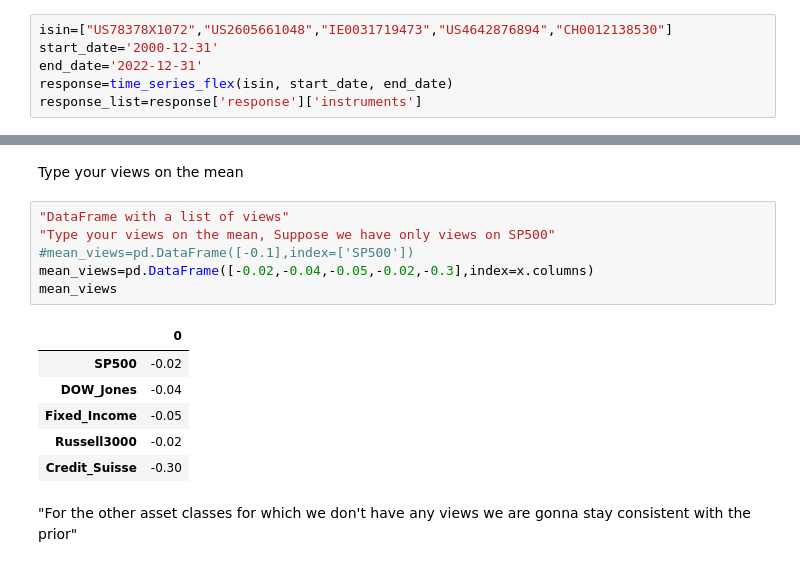
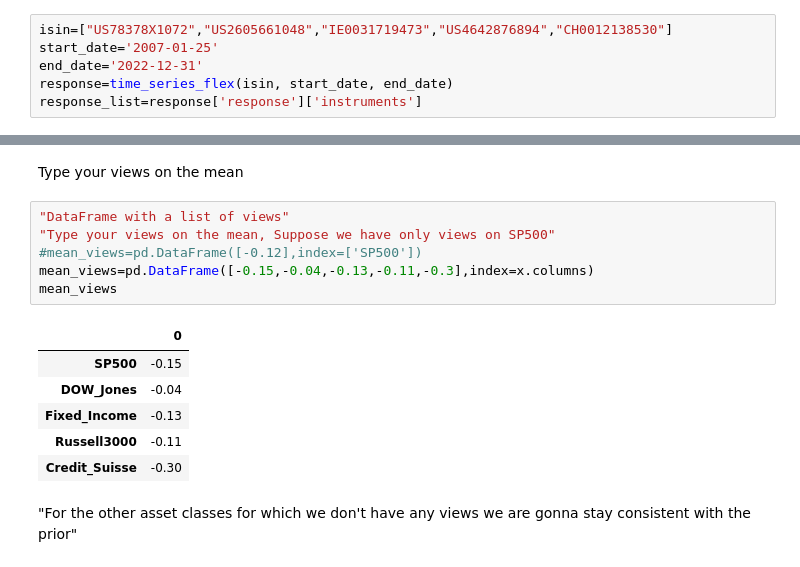
Before and after one commit to LucaDaquanno/Conditional-Monte-Carlo, a Jupyter notebook: Entropy_pool_prob_300323.ipynb, the cells around one changed output, grey strips where cells are left out. Cells and saved outputs as stored; diff of their text form.

```diff
--- a/Entropy_pool_prob_300323.ipynb
+++ b/Entropy_pool_prob_300323.ipynb
@@ -55,7 +55,7 @@ def time_series_flex(list_of_ISIN, start_date, end_date, **kwargs):
     return json.loads(r.text)
 # %%
 isin=["US78378X1072","US2605661048","IE0031719473","US4642876894","CH0012138530"]
-start_date='2000-12-31'
+start_date='2007-01-25'
 end_date='2022-12-31'
 response=time_series_flex(isin, start_date, end_date)
 response_list=response['response']['instruments']
@@ -343,15 +368,15 @@ Type your views on the mean
 # %%
 "DataFrame with a list of views"
 "Type your views on the mean, Suppose we have only views on SP500"
-#mean_views=pd.DataFrame([-0.1],index=['SP500'])
-mean_views=pd.DataFrame([-0.02,-0.04,-0.05,-0.02,-0.3],index=x.columns)
+#mean_views=pd.DataFrame([-0.12],index=['SP500'])
+mean_views=pd.DataFrame([-0.15,-0.04,-0.13,-0.11,-0.3],index=x.columns)
 mean_views
 # %% [output]
 |  | 0 |
-| SP500 | -0.02 |
+| SP500 | -0.15 |
 | DOW_Jones | -0.04 |
-| Fixed_Income | -0.05 |
-| Russell3000 | -0.02 |
+| Fixed_Income | -0.13 |
+| Russell3000 | -0.11 |
 | Credit_Suisse | -0.30 |
 # %% [markdown]
 "For the other asset classes for which we don't have any views we are gonna stay consistent with the prior"
```
Also changed, not shown: parts of 17 cells of this notebook, 1 other file.
